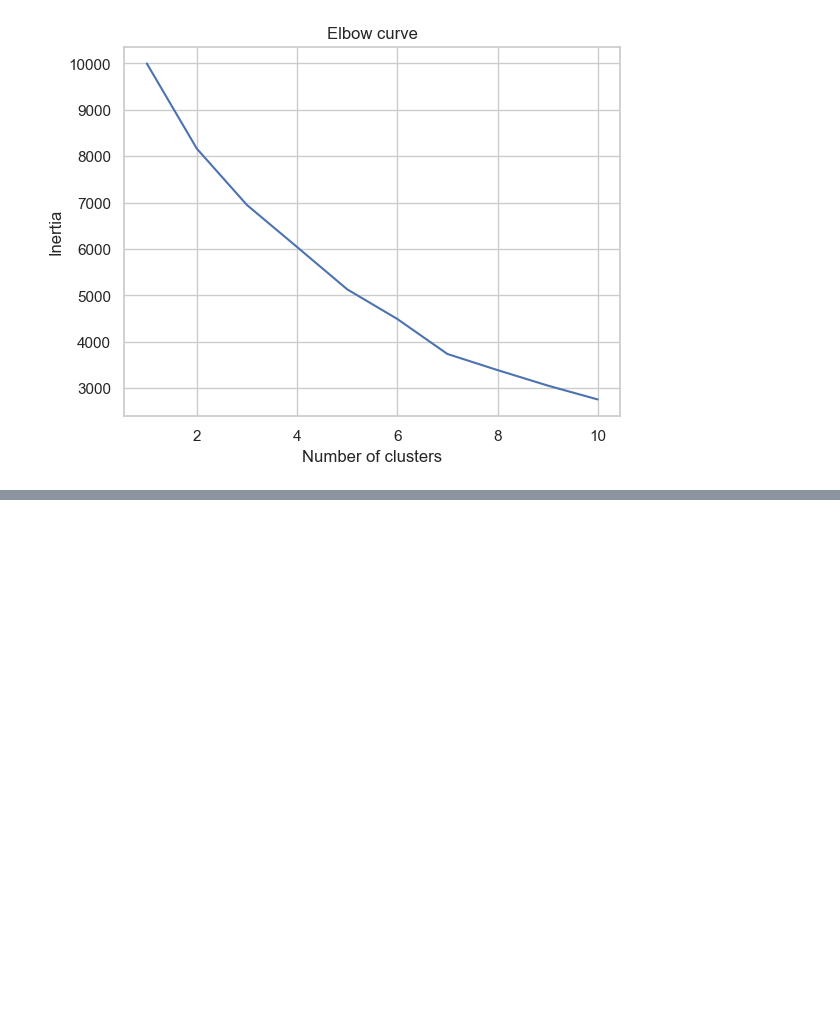
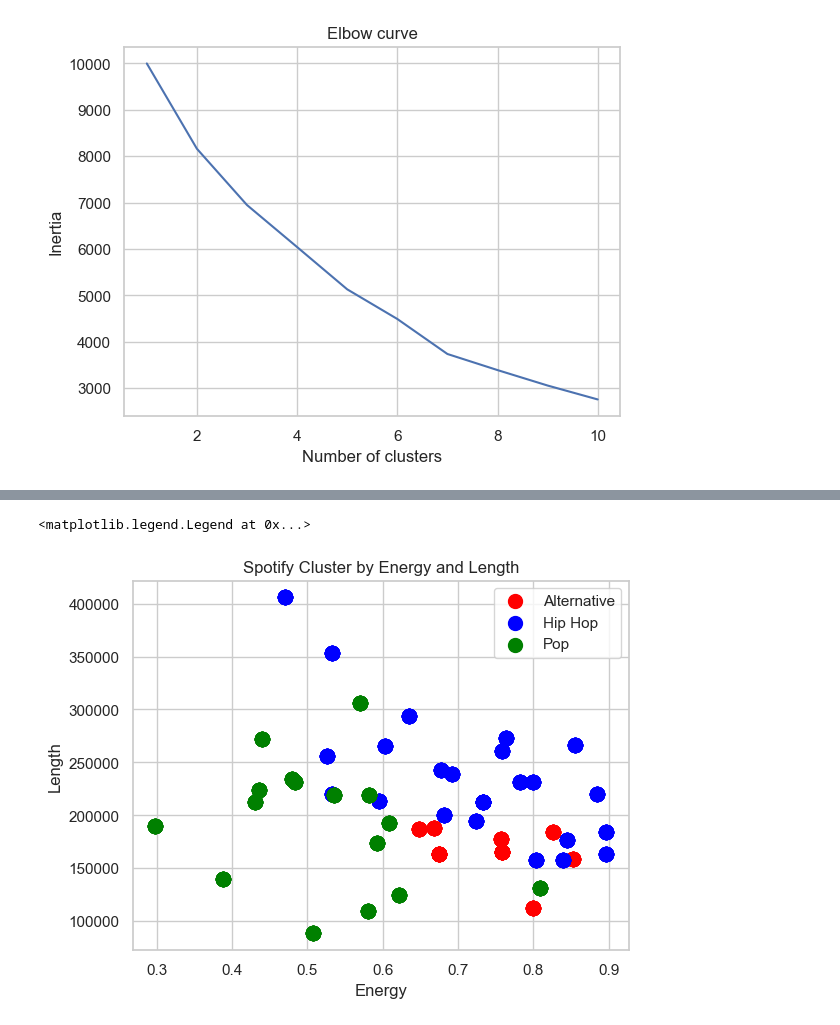
Before and after one commit to masendhy/spotify, a Jupyter notebook: spotify.ipynb, the cells around one changed output, grey strips where cells are left out. Cells and saved outputs as stored; diff of their text form; code cells hidden in the pictures; blank space fills up the shorter version.

Commit message:
clustering

```diff
--- a/spotify.ipynb
+++ b/spotify.ipynb
@@ -299,0 +309,11 @@ df.sample(7)
+# %%
+# create clustering from df['cluster']
+
+clus_0 = df[df['cluster']==0]
+clus_1 = df[df['cluster']==1]
+clus_2 = df[df['cluster']==2]
+
+
+df_result = pd.DataFrame(clus_0.mean(),columns=['Alternative'])
+df_result.insert (1,'Hip Hop',clus_1.mean())
+df_result.insert (2,'Pop',clus_2.mean())
@@ -299,0 +336,12 @@ df.sample(7)
+# %%
+plt.scatter(clus_0['energy'],clus_0['length'],s=100,c='red',label='Alternative')
+plt.scatter(clus_1['energy'],clus_1['length'],s=100,c='blue',label='Hip Hop')
+plt.scatter(clus_2['energy'],clus_2['length'],s=100,c='green',label='Pop')
+
+plt.title('Spotify Cluster by Energy and Length')
+plt.xlabel('Energy')
+plt.ylabel('Length')
+plt.legend()
+# %% [output]
+<matplotlib.legend.Legend at 0x...>
+[figure, added]
```
Also changed, not shown: parts of 3 cells of this notebook, 1 other file.
